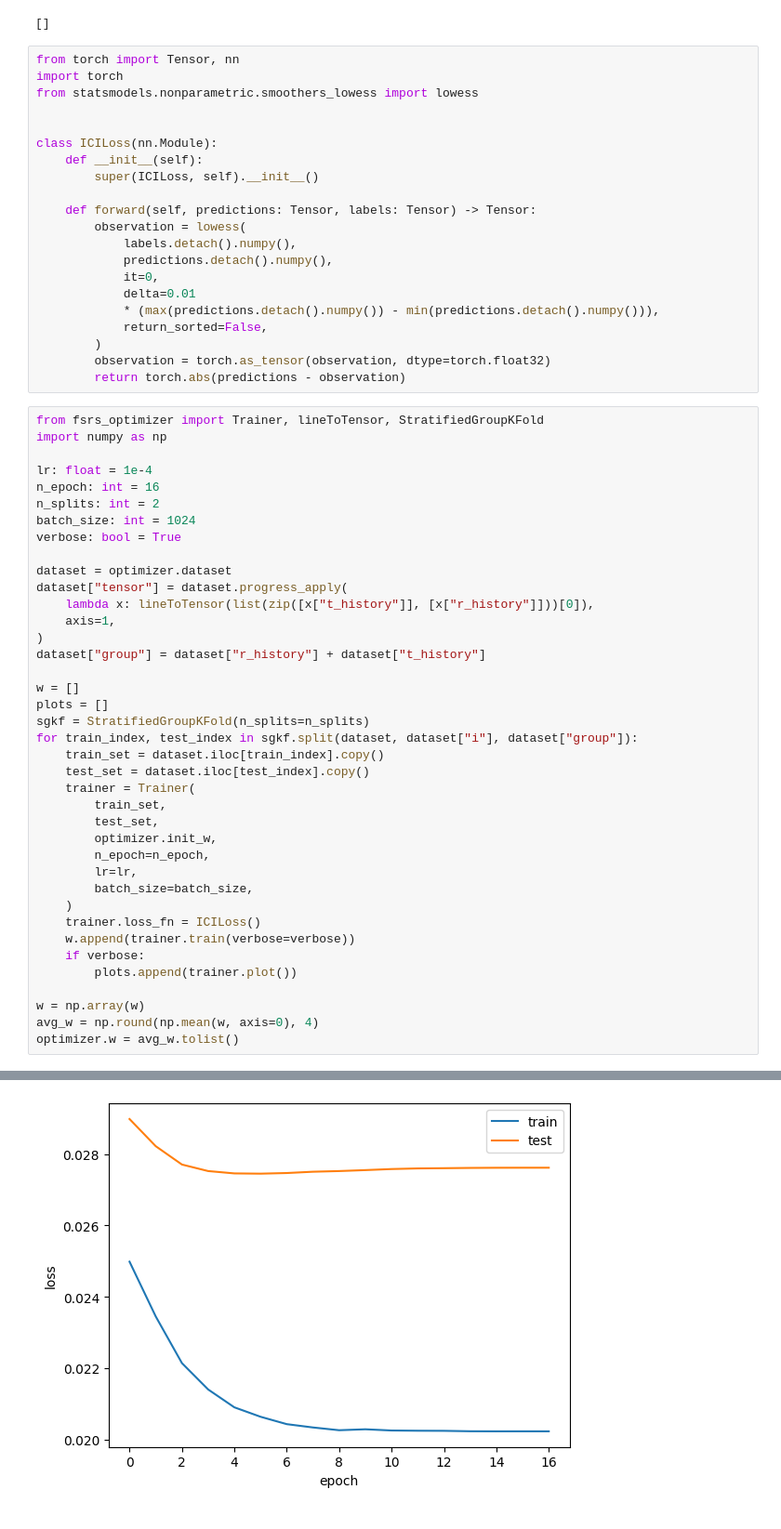
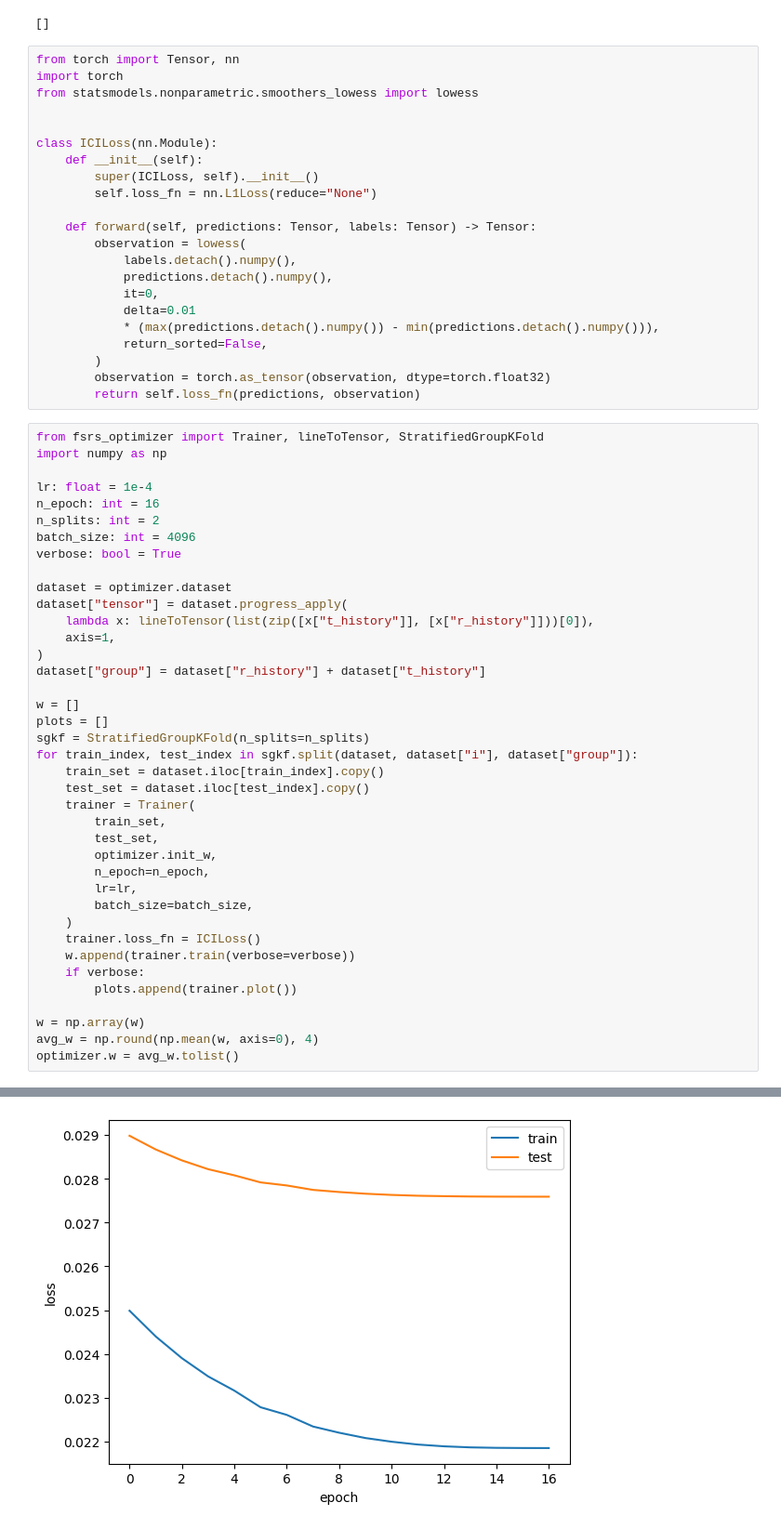
Before and after one commit to open-spaced-repetition/spaced-repetition-algorithm-metric, a Jupyter notebook: cheat_calibration.ipynb, the cells around one changed output, grey strips where cells are left out. Shown at 93% size. Saved outputs shown, nothing was run; the diff lists cells and outputs as text.

Commit message:
increase batch size & use L1Loss

```diff
--- a/cheat_calibration.ipynb
+++ b/cheat_calibration.ipynb
@@ -31,6 +31,7 @@ from statsmodels.nonparametric.smoothers_lowess import lowess
 class ICILoss(nn.Module):
     def __init__(self):
         super(ICILoss, self).__init__()
+        self.loss_fn = nn.L1Loss(reduce="None")
 
     def forward(self, predictions: Tensor, labels: Tensor) -> Tensor:
         observation = lowess(
@@ -42,7 +43,7 @@ class ICILoss(nn.Module):
             return_sorted=False,
         )
         observation = torch.as_tensor(observation, dtype=torch.float32)
-        return torch.abs(predictions - observation)
+        return self.loss_fn(predictions, observation)
 # %%
 from fsrs_optimizer import Trainer, lineToTensor, StratifiedGroupKFold
 import numpy as np
@@ -50,7 +51,7 @@ import numpy as np
 lr: float = 1e-4
 n_epoch: int = 16
 n_splits: int = 2
-batch_size: int = 1024
+batch_size: int = 4096
 verbose: bool = True
 
 dataset = optimizer.dataset
@@ -124 +125 @@ w: [0.3474, 0.3474, 1.592, 90.5314, 5.1014, 1.1177, 0.8325, 0.0246, 1.6223, 0.15
-[figure, old version]
+[figure, new version]
```
Also changed, not shown: parts of 2 cells of this notebook.
